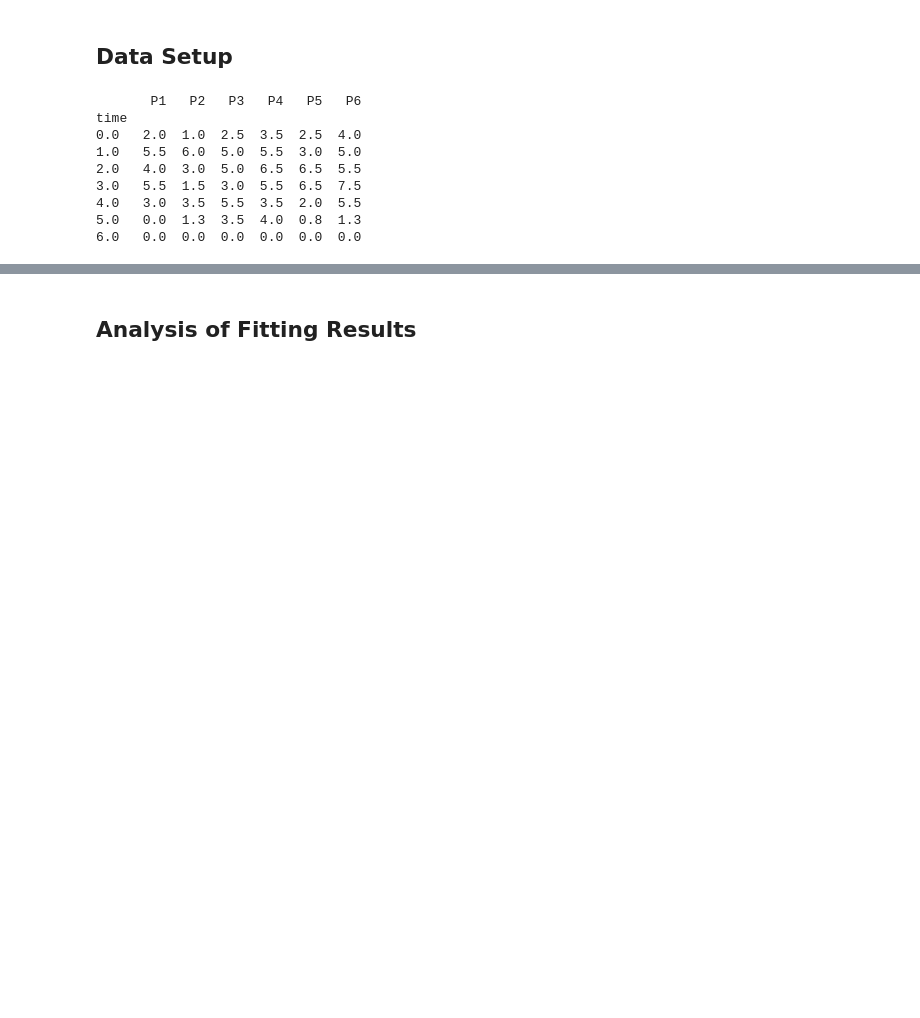
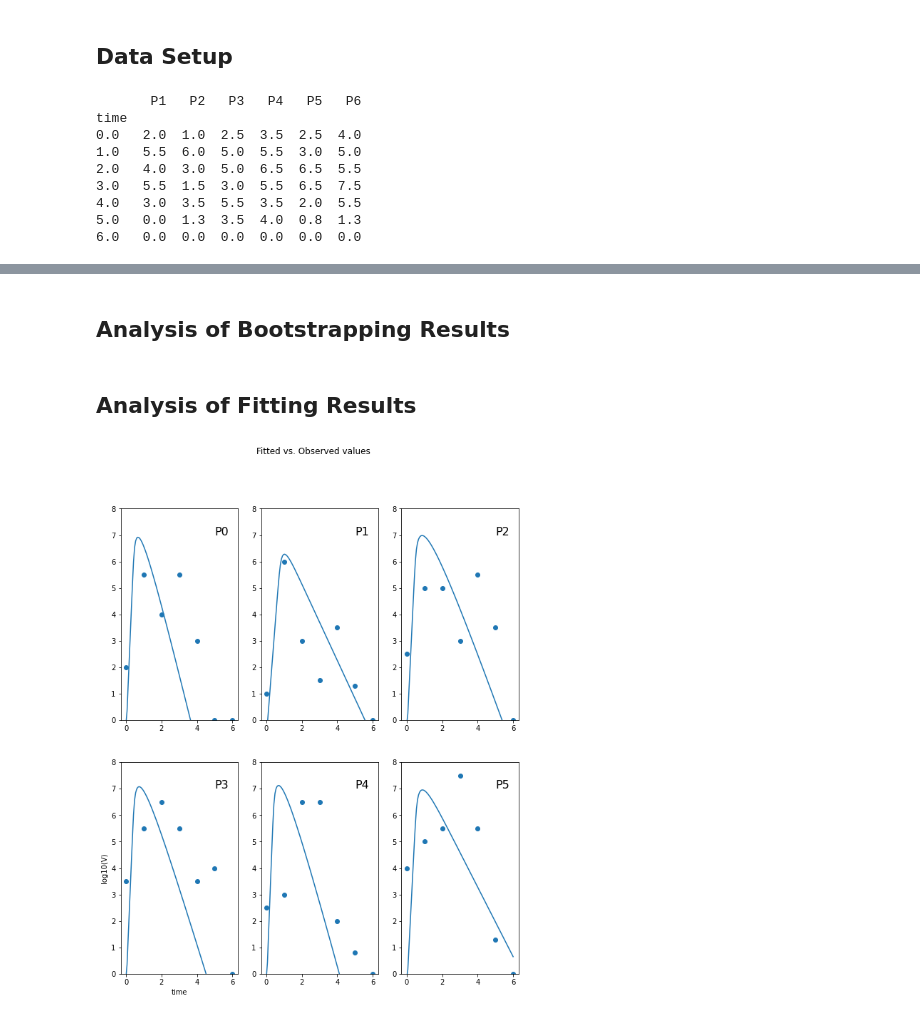
Before and after one commit to sys-bio/SBstoat, a Jupyter notebook: examples/virus/virus_analysis.ipynb, the cells around one changed output, grey strips where cells are left out. Drawn from its saved outputs; the diff is of its cells as text; code cells hidden in the pictures; blank space fills up the shorter version.

Commit message:
Bug fixes and refined analysis.

```diff
--- a/examples/virus/virus_analysis.ipynb
+++ b/examples/virus/virus_analysis.ipynb
@@ -222,3 +267,5 @@ else:
+# %% [markdown]
+## Analysis of Bootstrapping Results
 # %% [markdown]
 ## Analysis of Fitting Results
 # %%
@@ -247,12 +291,30 @@ def simulateWithBootstrapParameters(fitter):
-# %%
-# Plot fits for each patient
-names = ["P%d" % (p+1) for p in patientDct.keys()]
-for patient in patientDct.keys():
-    print("\n\n***Analysis for patient %s***\n" % names[patient])
-    fitter = fitters[patient]
-    simulateWithBootstrapParameters(fitter)
-    fitter.plotFitAll(numRow=2, numCol=2, ylabel="log10(V)")
-    fitter.plotResiduals(numRow=2, numCol=2, ylabel="log10(V)")
+# %%
+# Plot fits for each patient
+names = ["P%d" % (p+1) for p in patientDct.keys()]
+numCol = 3
+numRow = 2
+fig, axes = plt.subplots(numRow, numCol, figsize=(10, 12))
+for idx, patient in enumerate(patientDct.keys()):
+    if idx < numCol:
+        row = 0
+    else:
+        row = 1
+    col = idx - row*numCol
+    ax = axes[row, col]
+    if idx == 3:
+        ax.set_xlabel("time")
+        ax.set_ylabel("log10(V)")
+    fitter = fitters[patient]
+    data = fitter.simulate(params=fitter.bootstrapResult.params, numPoint=100)
+    dataTS = SBstoat.NamedTimeseries(namedArray=data)
+    dataTS["V"] = np.log10(dataTS["V"])
+    ax.plot(dataTS[TIME], dataTS["V"])
+    ax.scatter(fitter.observedTS[TIME], fitter.observedTS["V"])
+    ax.set_ylim([0, 8])
+    _ = ax.text(5, 7, "P%s" % patient, fontsize=16)
+_ = plt.suptitle("Fitted vs. Observed values")
+# %% [output]
+[figure, added]
 # %%
 # Construct parameter plots
 patients = [p+1 for p in patientDct.keys()]
```
Also changed, not shown: parts of 15 cells of this notebook, 7 other files.
